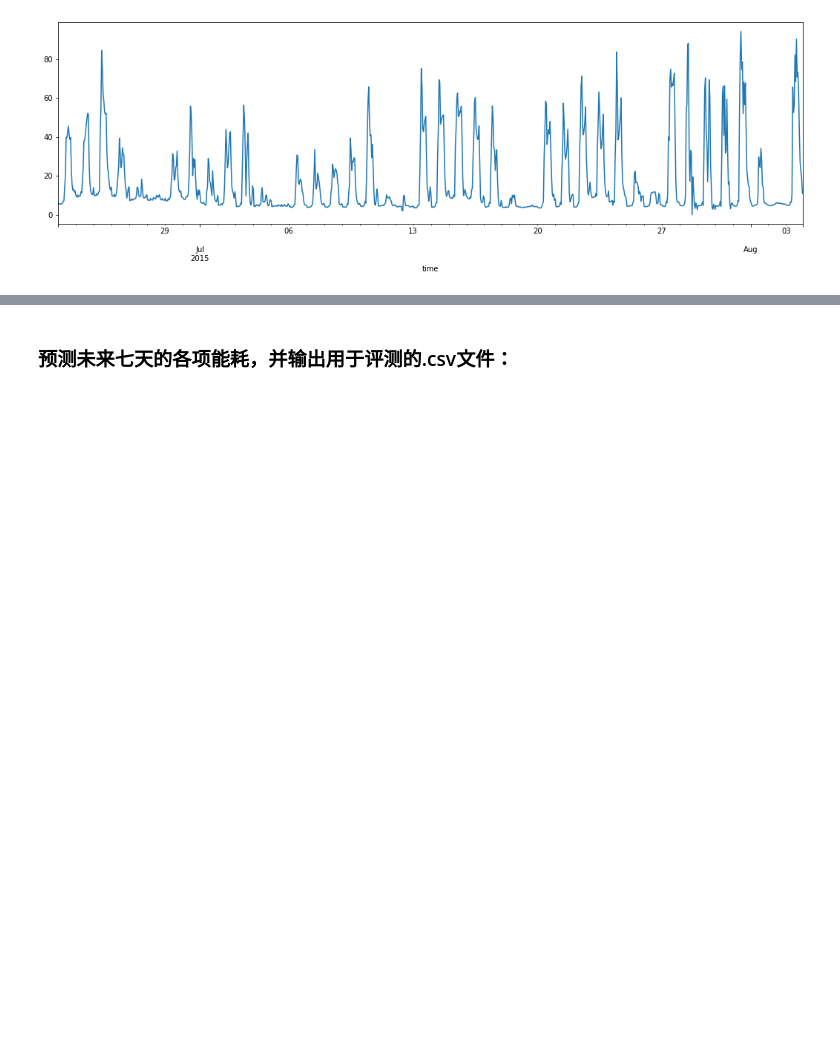
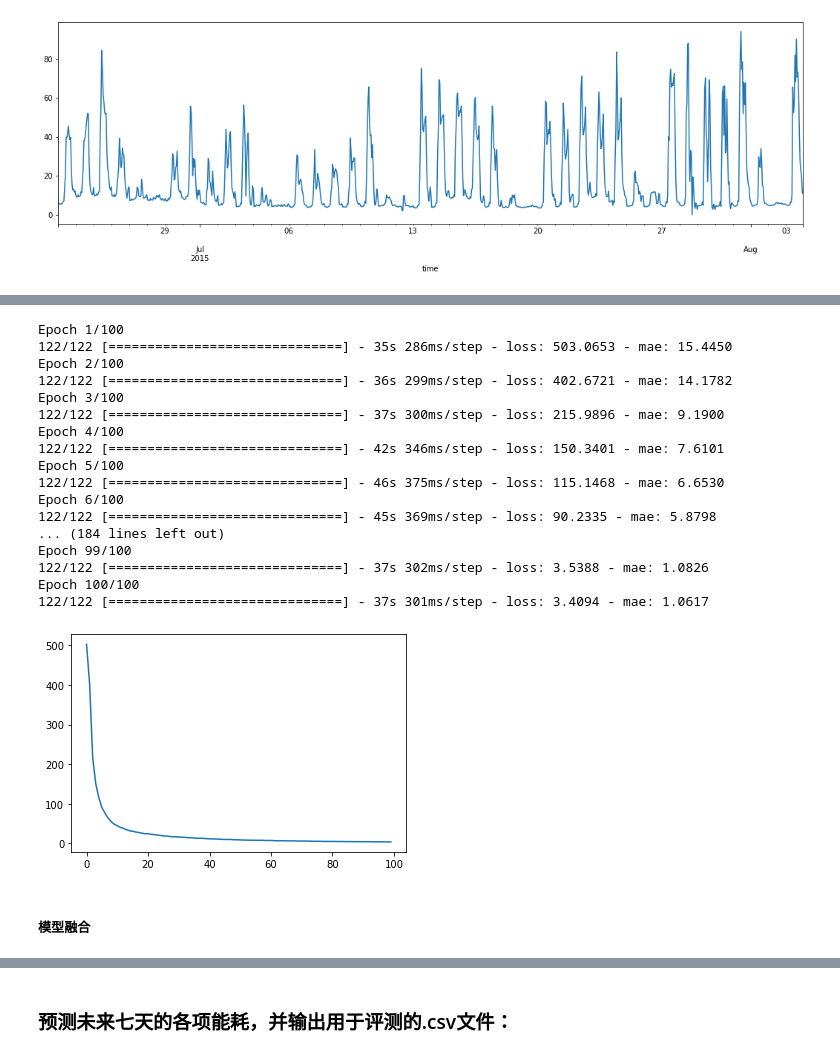
Before and after one commit to ZongXR/Smart-Building-Energy-Consumption-Prediction, a Jupyter notebook: notebooks/main-A.ipynb, the cells around one changed output, grey strips where cells are left out. Cells and saved outputs as stored; diff of their text form; code cells hidden in the pictures; blank space fills up the shorter version.

```diff
--- a/notebooks/main-A.ipynb
+++ b/notebooks/main-A.ipynb
@@ -489,0 +592,49 @@ Learning rate set to 0.063382
+# %%
+model_total4 = Sequential([
+    BatchNormalization(axis=-1, input_shape=(None, 27)),
+    LSTM(units=32, return_sequences=True, return_state=False),
+    LSTM(units=64, return_sequences=True, return_state=False),
+    LSTM(units=128, return_sequences=True, return_state=False),
+    TimeDistributed(Dense(units=32, activation="relu")),
+    TimeDistributed(Dense(units=16, activation="relu")),
+    TimeDistributed(Dense(units=1, activation=None))
+])
+model_total4.compile(
+    optimizer=Adam(),
+    loss=MeanSquaredError(),
+    metrics=["mae"]
+)
+try:
+    model_total4.load_weights("../models/LSTM.h5")
+except OSError as e:
+    logging.info("loading LSTM model from ../models/LSTM.h5")
+    history = model_total4.fit(
+        ds_total,
+        batch_size=128,
+        epochs=100,
+        workers=12,
+        use_multiprocessing=True
+    )
+    model_total4.save_weights("../models/LSTM.h5")
+    plt.figure()
+    plt.plot(history.history["loss"])
+    plt.show()
+# %% [output]
+Epoch 1/100
+122/122 [==============================] - 35s 286ms/step - loss: 503.0653 - mae: 15.4450
+Epoch 2/100
+122/122 [==============================] - 36s 299ms/step - loss: 402.6721 - mae: 14.1782
+Epoch 3/100
+122/122 [==============================] - 37s 300ms/step - loss: 215.9896 - mae: 9.1900
+Epoch 4/100
+122/122 [==============================] - 42s 346ms/step - loss: 150.3401 - mae: 7.6101
+Epoch 5/100
+122/122 [==============================] - 46s 375ms/step - loss: 115.1468 - mae: 6.6530
+Epoch 6/100
+122/122 [==============================] - 45s 369ms/step - loss: 90.2335 - mae: 5.8798
+... (184 lines left out)
+Epoch 99/100
+122/122 [==============================] - 37s 302ms/step - loss: 3.5388 - mae: 1.0826
+Epoch 100/100
+122/122 [==============================] - 37s 301ms/step - loss: 3.4094 - mae: 1.0617
+[figure, added]
@@ -490 +644,3 @@ Learning rate set to 0.063382
+# %% [markdown]
+<h5>模型融合</h5>
 # %%
```
Also changed, not shown: parts of 19 cells of this notebook, 3 other files.
